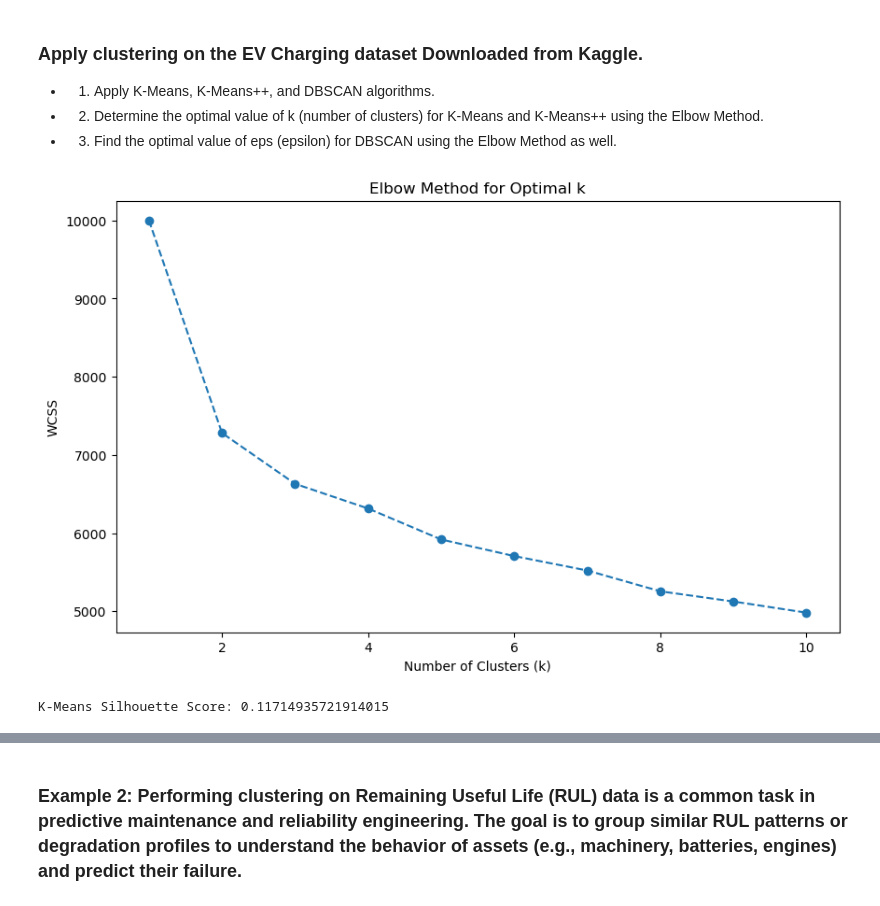
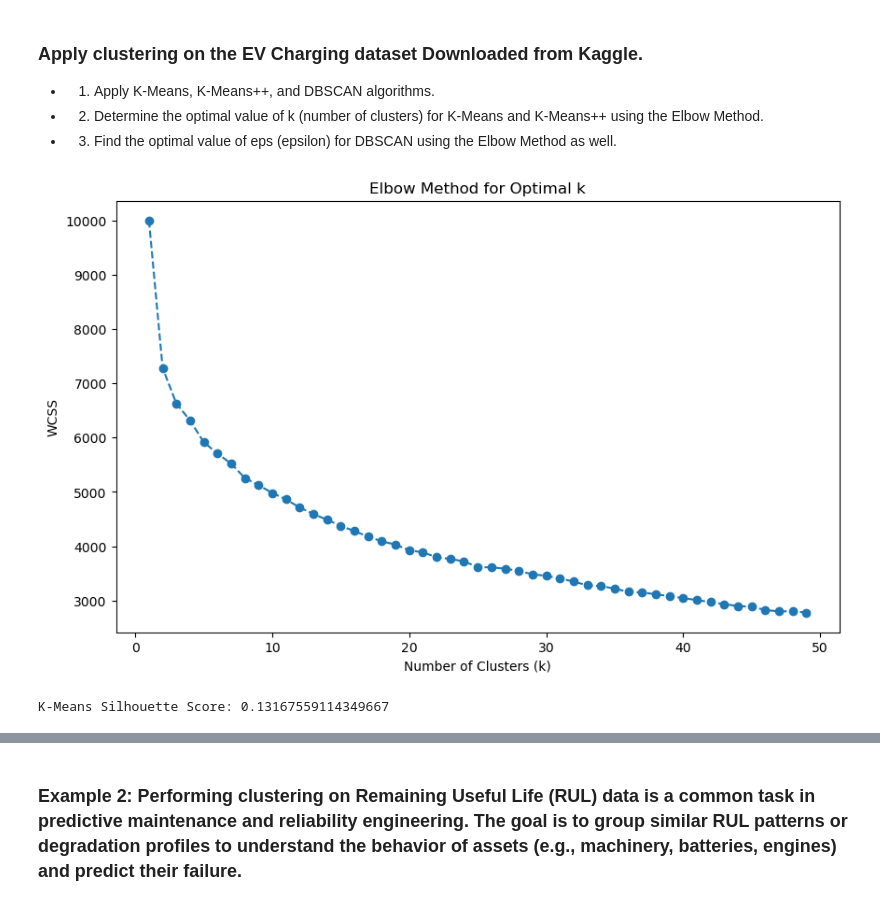
Before and after one commit to sourasb05/Information-Technology-and-Energy-Storage, a Jupyter notebook: Clustering.ipynb, the cells around one changed output, grey strips where cells are left out. Drawn from its saved outputs; the diff is of its cells as text; code cells hidden in the pictures.

```diff
--- a/Clustering.ipynb
+++ b/Clustering.ipynb
@@ -213,27 +213,27 @@ X_pca = pca.fit_transform(X_scaled)
 # %%
 
 # Elbow Method for K-Means and K-Means++
 wcss = []
-k_values = range(1, 11)
+k_values = range(1, 50)
 for k in k_values:
     kmeans = KMeans(n_clusters=k, random_state=42)
     kmeans.fit(X_scaled)
     wcss.append(kmeans.inertia_)
 
 # Plot the Elbow Method graph
 plt.figure(figsize=(10, 6))
 plt.plot(k_values, wcss, marker='o', linestyle='--')
 plt.xlabel("Number of Clusters (k)")
 plt.ylabel("WCSS")
 plt.title("Elbow Method for Optimal k")
 plt.show()
 # %% [output]
-[figure, old version]
+[figure, new version]
 # %%
 # Optimal k is the elbow point (e.g., k=3 or k=4)
 
 # Apply K-Means with optimal k
-optimal_k = 4  # Replace with the elbow point value
+optimal_k = 40  # Replace with the elbow point value
 kmeans = KMeans(n_clusters=optimal_k, random_state=42)
 kmeans_labels = kmeans.fit_predict(X_scaled)
 
@@ -241,7 +241,7 @@ kmeans_labels = kmeans.fit_predict(X_scaled)
 kmeans_score = silhouette_score(X_scaled, kmeans_labels)
 print(f"K-Means Silhouette Score: {kmeans_score}")
 # %% [output]
-K-Means Silhouette Score: 0.11714935721914015
+K-Means Silhouette Score: 0.13167559114349667
 # %%
 # Plot clusters for K-Means
 plt.figure(figsize=(8, 6))
```
Also changed, not shown: parts of 20 cells of this notebook, 1 other file.
